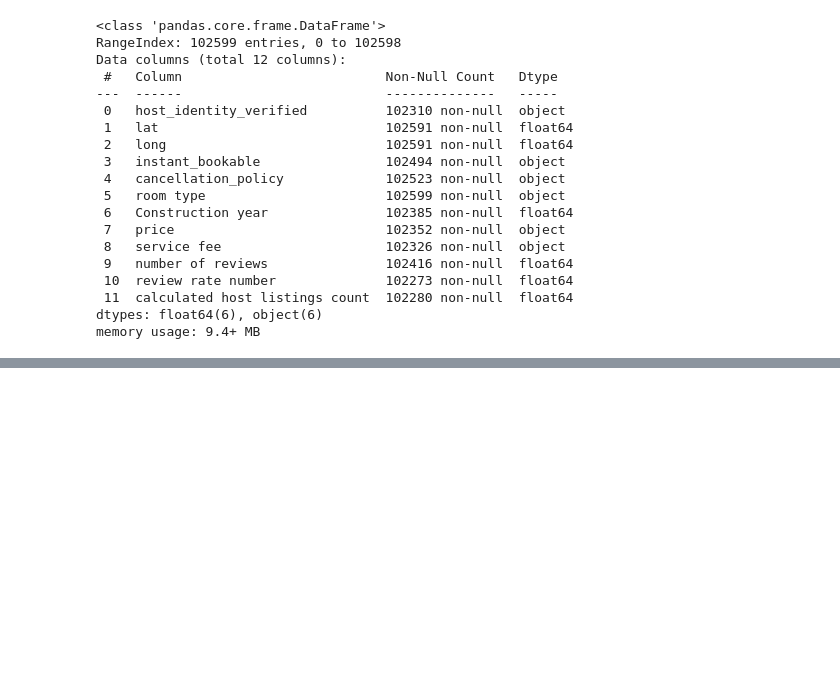
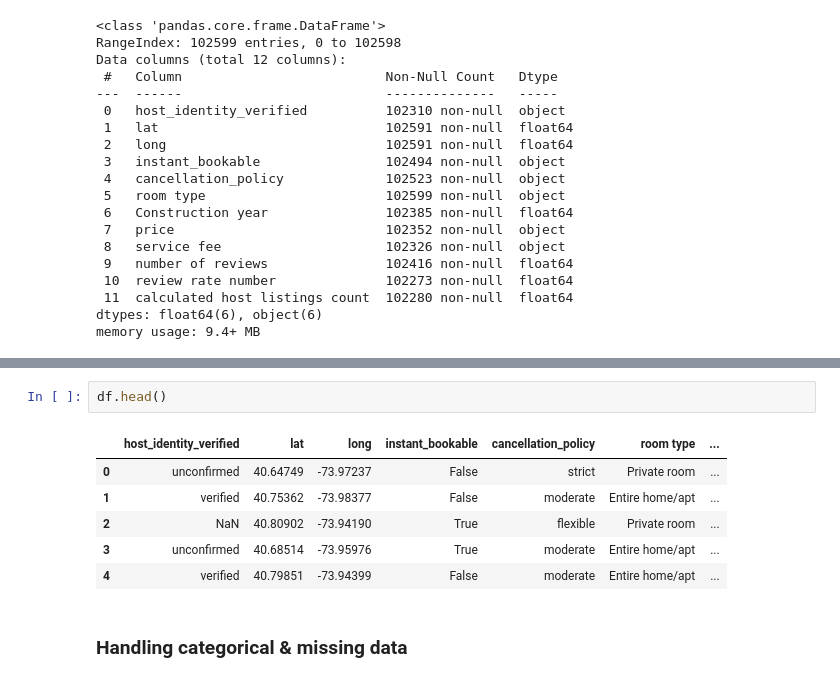
Before and after one commit to OussamaElhamdani/Python-school-project, a Jupyter notebook: main.ipynb, the cells around one changed output, grey strips where cells are left out. Drawn from its saved outputs; the diff is of its cells as text; blank space fills up the shorter version.

```diff
--- a/main.ipynb
+++ b/main.ipynb
@@ -111,0 +148,11 @@ memory usage: 9.4+ MB
+# %%
+df.head()
+# %% [output]
+|  | host_identity_verified | lat | long | instant_bookable | cancellation_policy | room type | ... |
+| 0 | unconfirmed | 40.64749 | -73.97237 | False | strict | Private room | ... |
+| 1 | verified | 40.75362 | -73.98377 | False | moderate | Entire home/apt | ... |
+| 2 | NaN | 40.80902 | -73.94190 | True | flexible | Private room | ... |
+| 3 | unconfirmed | 40.68514 | -73.95976 | True | moderate | Entire home/apt | ... |
+| 4 | verified | 40.79851 | -73.94399 | False | moderate | Entire home/apt | ... |
+# %% [markdown]
+### Handling categorical & missing data
```
Also changed, not shown: parts of 21 cells of this notebook.
